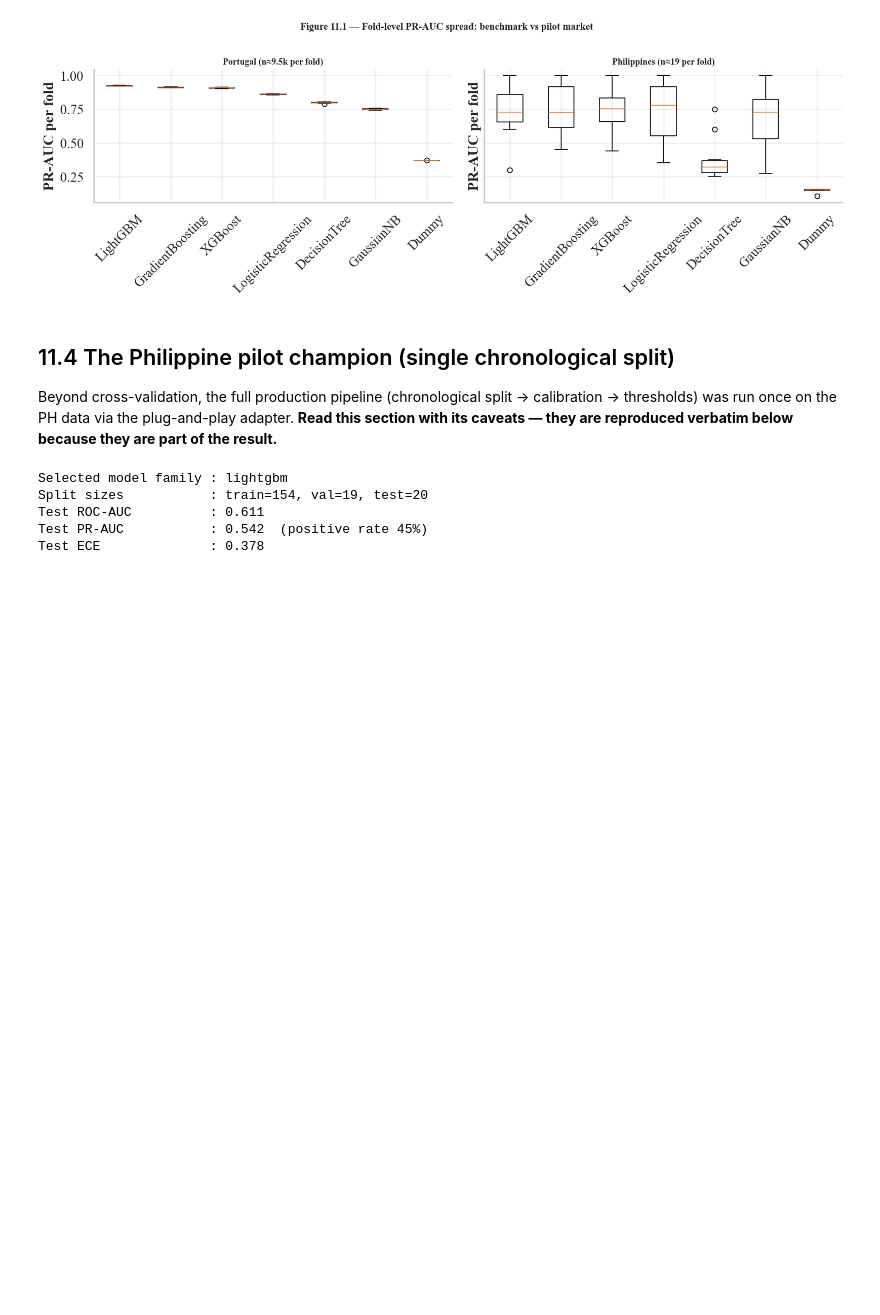
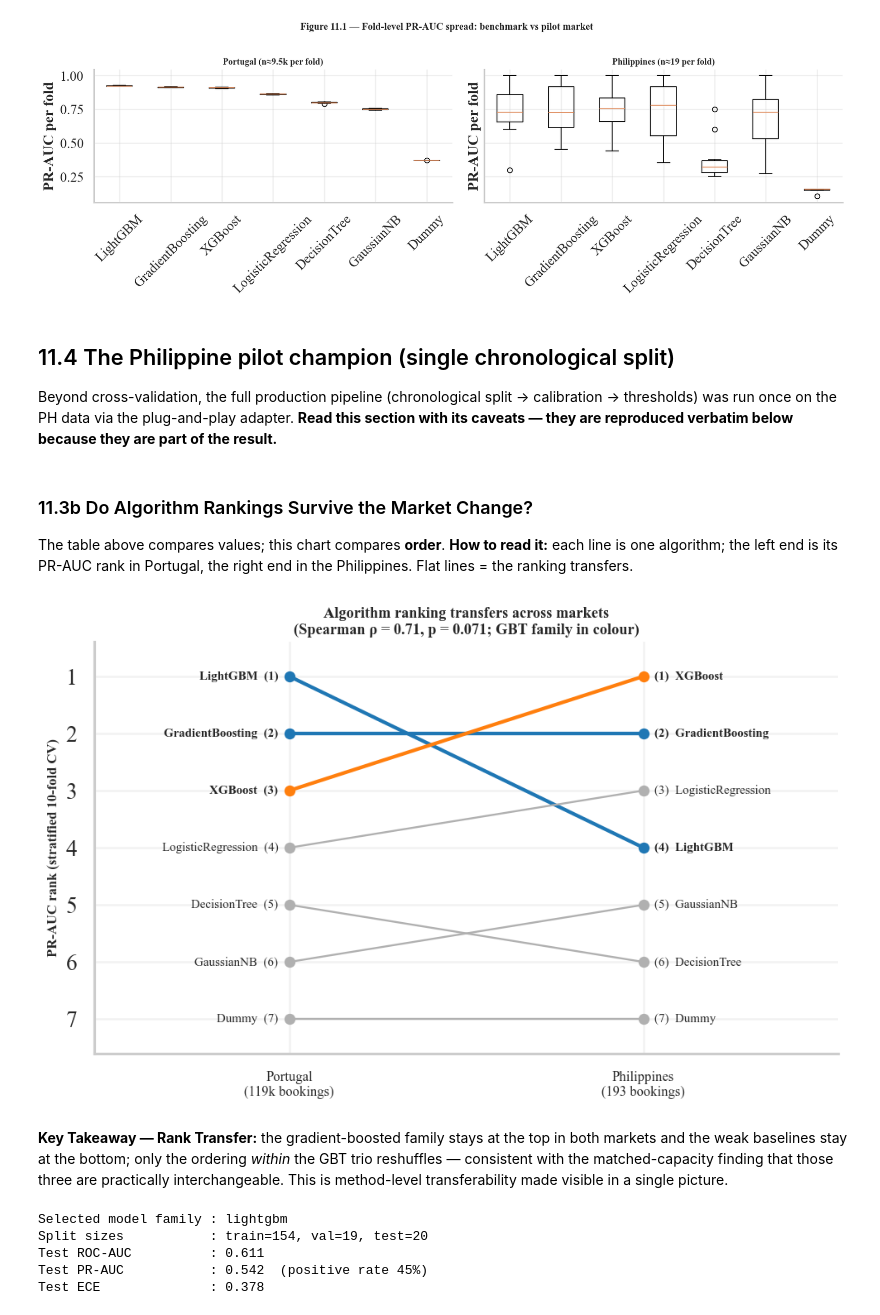
Before and after one commit to Dirkiee09/hotel-cancellation-prediction, a Jupyter notebook: notebooks/11_transferability_ph.ipynb, the cells around one changed output. Drawn from its saved outputs; the diff is of its cells as text; code cells hidden in the pictures; blank space fills up the shorter version.

```diff
--- a/notebooks/11_transferability_ph.ipynb
+++ b/notebooks/11_transferability_ph.ipynb
@@ -177,6 +177,26 @@ else:
 ## 11.4 The Philippine pilot champion (single chronological split)
 
 Beyond cross-validation, the full production pipeline (chronological split → calibration → thresholds) was run once on the PH data via the plug-and-play adapter. **Read this section with its caveats — they are reproduced verbatim below because they are part of the result.**
+# %% [markdown]
+### 11.3b Do Algorithm Rankings Survive the Market Change?
+
+The table above compares values; this chart compares **order**. **How to read it:** each line is one algorithm; the left end is its PR-AUC rank in Portugal, the right end in the Philippines. Flat lines = the ranking transfers.
+# %%
+from scipy.stats import spearmanr
+from src.eval.notebook_utils import plot_cross_market_rank_slope
+
+if pt_cv and ph_cv:
+    pt_rank = {e["algorithm"]: e["rank"] for e in pt_cv["ranking"]}
+    ph_rank = {e["algorithm"]: e["rank"] for e in ph_cv["ranking"]}
+    shared = [a for a in pt_rank if a in ph_rank]
+    rho, pval = spearmanr([pt_rank[a] for a in shared], [ph_rank[a] for a in shared])
+    fig = plot_cross_market_rank_slope(pt_cv["ranking"], ph_cv["ranking"], rho, pval)
+    save_thesis_figure(fig, 112, "transferability_rank_slope", FIG_DIR)
+    plt.show()
+# %% [output]
+[figure, added]
+# %% [markdown]
+**Key Takeaway — Rank Transfer:** the gradient-boosted family stays at the top in both markets and the weak baselines stay at the bottom; only the ordering *within* the GBT trio reshuffles — consistent with the matched-capacity finding that those three are practically interchangeable. This is method-level transferability made visible in a single picture.
 # %%
 if transfer:
     print(f"Selected model family : {transfer['selected_model_family']}")
```
Also changed, not shown: 4 other files.
